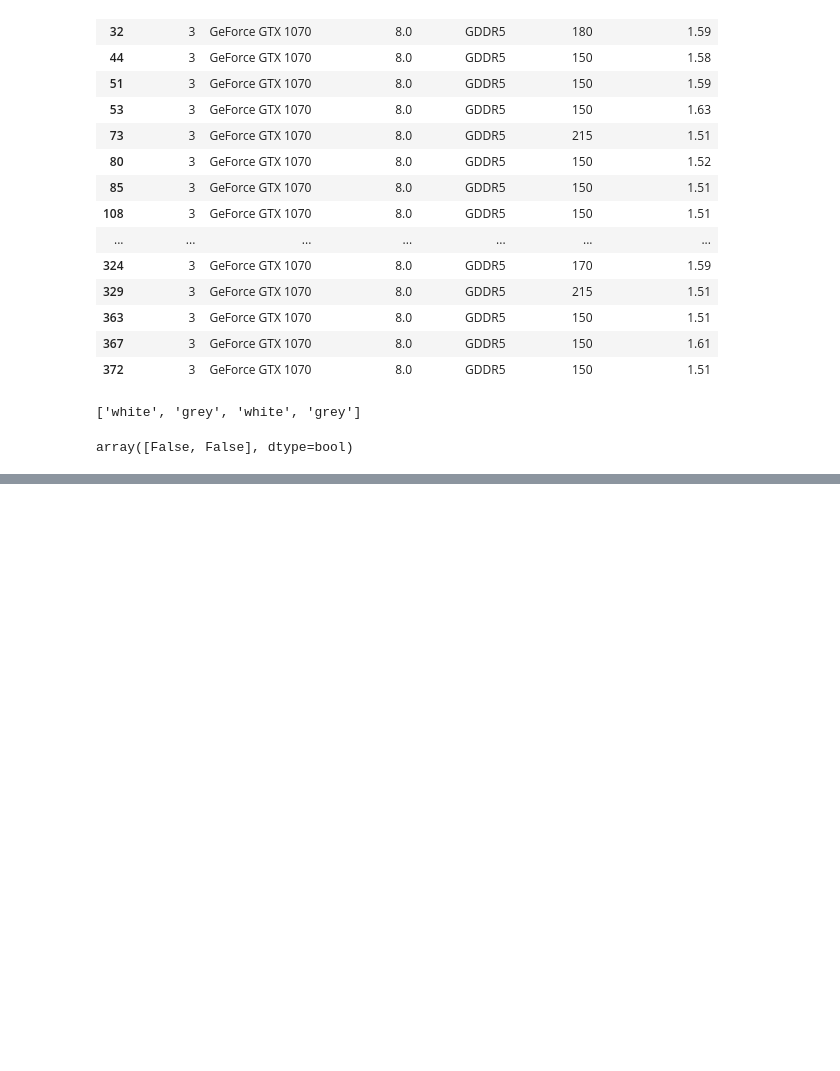
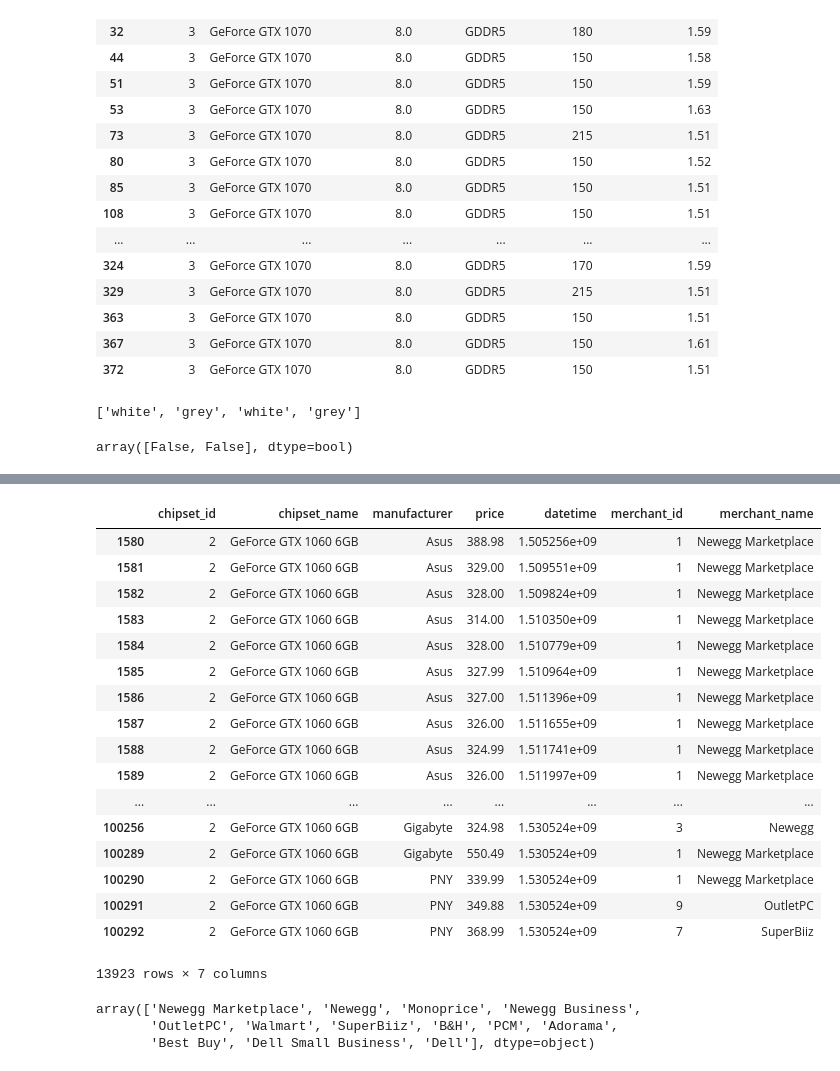
Before and after one commit to sengkchu/gpu-analytics, a Jupyter notebook: gpudatabase_interface.ipynb, the cells around one changed output, grey strips where cells are left out. Drawn from its saved outputs; the diff is of its cells as text; code cells hidden in the pictures; blank space fills up the shorter version.

```diff
--- a/gpudatabase_interface.ipynb
+++ b/gpudatabase_interface.ipynb
@@ -245,0 +283,28 @@ array([False, False], dtype=bool)
+# %%
+df_filtered_1 = merchants[merchants['chipset_id'] == 2]
+# %% [output]
+|  | chipset_id | chipset_name | manufacturer | price | datetime | merchant_id | merchant_name |
+| 1580 | 2 | GeForce GTX 1060 6GB | Asus | 388.98 | 1.505256e+09 | 1 | Newegg Marketplace |
+| 1581 | 2 | GeForce GTX 1060 6GB | Asus | 329.00 | 1.509551e+09 | 1 | Newegg Marketplace |
+| 1582 | 2 | GeForce GTX 1060 6GB | Asus | 328.00 | 1.509824e+09 | 1 | Newegg Marketplace |
+| 1583 | 2 | GeForce GTX 1060 6GB | Asus | 314.00 | 1.510350e+09 | 1 | Newegg Marketplace |
+| 1584 | 2 | GeForce GTX 1060 6GB | Asus | 328.00 | 1.510779e+09 | 1 | Newegg Marketplace |
+| 1585 | 2 | GeForce GTX 1060 6GB | Asus | 327.99 | 1.510964e+09 | 1 | Newegg Marketplace |
+| 1586 | 2 | GeForce GTX 1060 6GB | Asus | 327.00 | 1.511396e+09 | 1 | Newegg Marketplace |
+| 1587 | 2 | GeForce GTX 1060 6GB | Asus | 326.00 | 1.511655e+09 | 1 | Newegg Marketplace |
+| 1588 | 2 | GeForce GTX 1060 6GB | Asus | 324.99 | 1.511741e+09 | 1 | Newegg Marketplace |
+| 1589 | 2 | GeForce GTX 1060 6GB | Asus | 326.00 | 1.511997e+09 | 1 | Newegg Marketplace |
+| ... | ... | ... | ... | ... | ... | ... | ... |
+| 100256 | 2 | GeForce GTX 1060 6GB | Gigabyte | 324.98 | 1.530524e+09 | 3 | Newegg |
+| 100289 | 2 | GeForce GTX 1060 6GB | Gigabyte | 550.49 | 1.530524e+09 | 1 | Newegg Marketplace |
+| 100290 | 2 | GeForce GTX 1060 6GB | PNY | 339.99 | 1.530524e+09 | 1 | Newegg Marketplace |
+| 100291 | 2 | GeForce GTX 1060 6GB | PNY | 349.88 | 1.530524e+09 | 9 | OutletPC |
+| 100292 | 2 | GeForce GTX 1060 6GB | PNY | 368.99 | 1.530524e+09 | 7 | SuperBiiz |
+13923 rows × 7 columns
+# %%
+merchant_names = df_filtered_1['merchant_name'].unique()
+merchant_names
+# %% [output]
+array(['Newegg Marketplace', 'Newegg', 'Monoprice', 'Newegg Business',
+       'OutletPC', 'Walmart', 'SuperBiiz', 'B&H', 'PCM', 'Adorama',
+       'Best Buy', 'Dell Small Business', 'Dell'], dtype=object)
```
Also changed, not shown: parts of 4 cells of this notebook, 1 other file.
